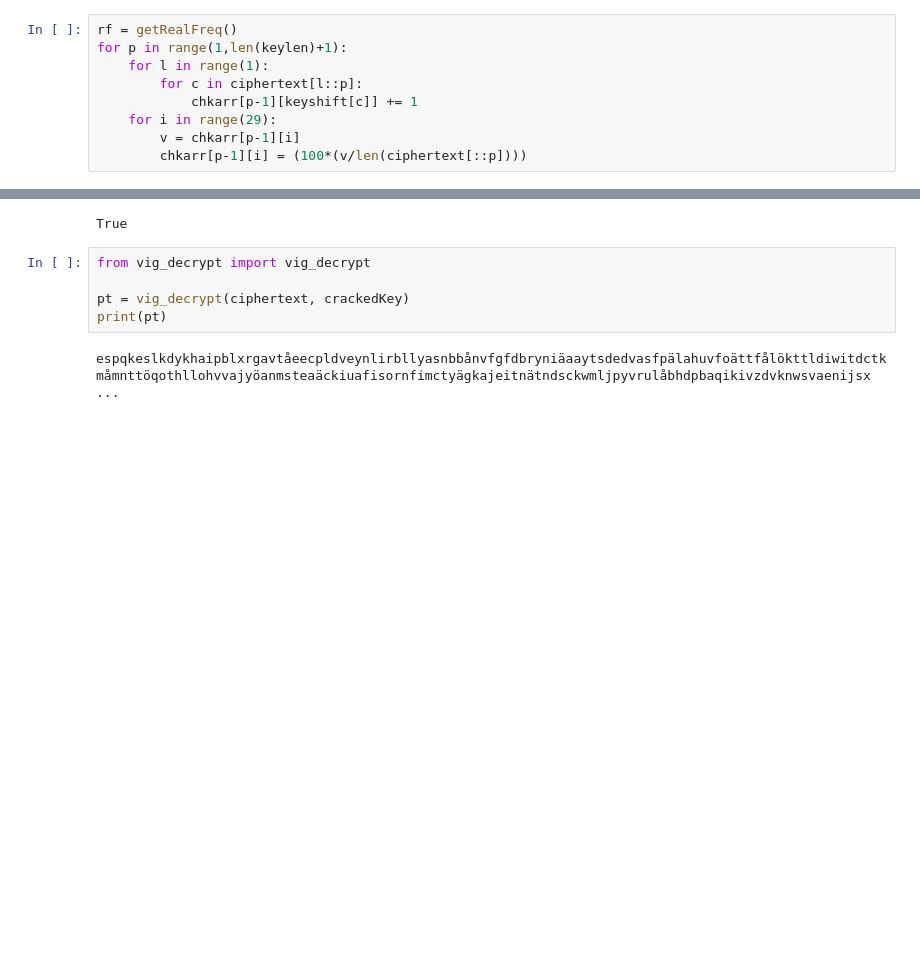
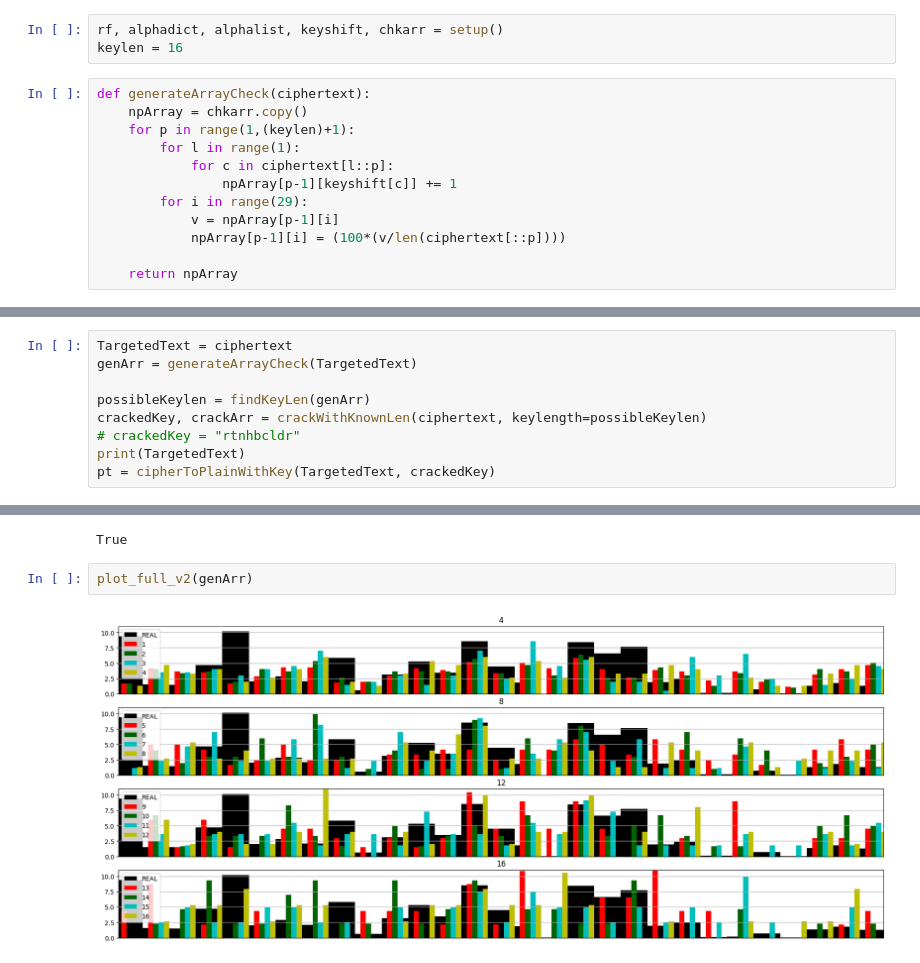
Before and after one commit to s4nat/vigenere, a Jupyter notebook: experiments.ipynb, the cells around one changed output, grey strips where cells are left out. Saved outputs shown, nothing was run; the diff lists cells and outputs as text; blank space fills up the shorter version.

```diff
--- a/experiments.ipynb
+++ b/experiments.ipynb
@@ -94,9 +28,15 @@ def getRealFreq():
+# %%
+rf, alphadict, alphalist, keyshift, chkarr = setup()
+keylen = 16
 # %%
-rf = getRealFreq()
-for p in range(1,len(keylen)+1):
-    for l in range(1):
-        for c in ciphertext[l::p]:
-            chkarr[p-1][keyshift[c]] += 1
-    for i in range(29):
-        v = chkarr[p-1][i]
-        chkarr[p-1][i] = (100*(v/len(ciphertext[::p])))
+def generateArrayCheck(ciphertext):
+    npArray = chkarr.copy()
+    for p in range(1,(keylen)+1):
+        for l in range(1):
+            for c in ciphertext[l::p]:
+                npArray[p-1][keyshift[c]] += 1
+        for i in range(29):
+            v = npArray[p-1][i]
+            npArray[p-1][i] = (100*(v/len(ciphertext[::p])))
+
+    return npArray
@@ -287,0 +101,9 @@ gnvecsidr
+# %%
+TargetedText = ciphertext
+genArr = generateArrayCheck(TargetedText)
+
+possibleKeylen = findKeyLen(genArr)
+crackedKey, crackArr = crackWithKnownLen(ciphertext, keylength=possibleKeylen)
+# crackedKey = "rtnhbcldr"
+print(TargetedText)
+pt = cipherToPlainWithKey(TargetedText, crackedKey)
@@ -290,10 +130,7 @@ usedK = "jdfvlöomackp"
 crackedKey==usedK
 # %% [output]
 True
-# %%
-from vig_decrypt import vig_decrypt
-
-pt = vig_decrypt(ciphertext, crackedKey)
-print(pt)
-# %% [output]
-espqkeslkdykhaipblxrgavtåeecpldveynlirbllyasnbbånvfgfdbryniäaaytsdedvasfpälahuvfoättfålökttldiwitdctkmåmnttöqothllohvvajyöanmsteaäckiuafisornfimctyägkajeitnätndsckwmljpyvrulåbhdpbaqikivzdvknwsvaenijsx ...
+# %%
+plot_full_v2(genArr)
+# %% [output]
+[figure, added]
```
Also changed, not shown: parts of 23 cells of this notebook, 13 other files.
